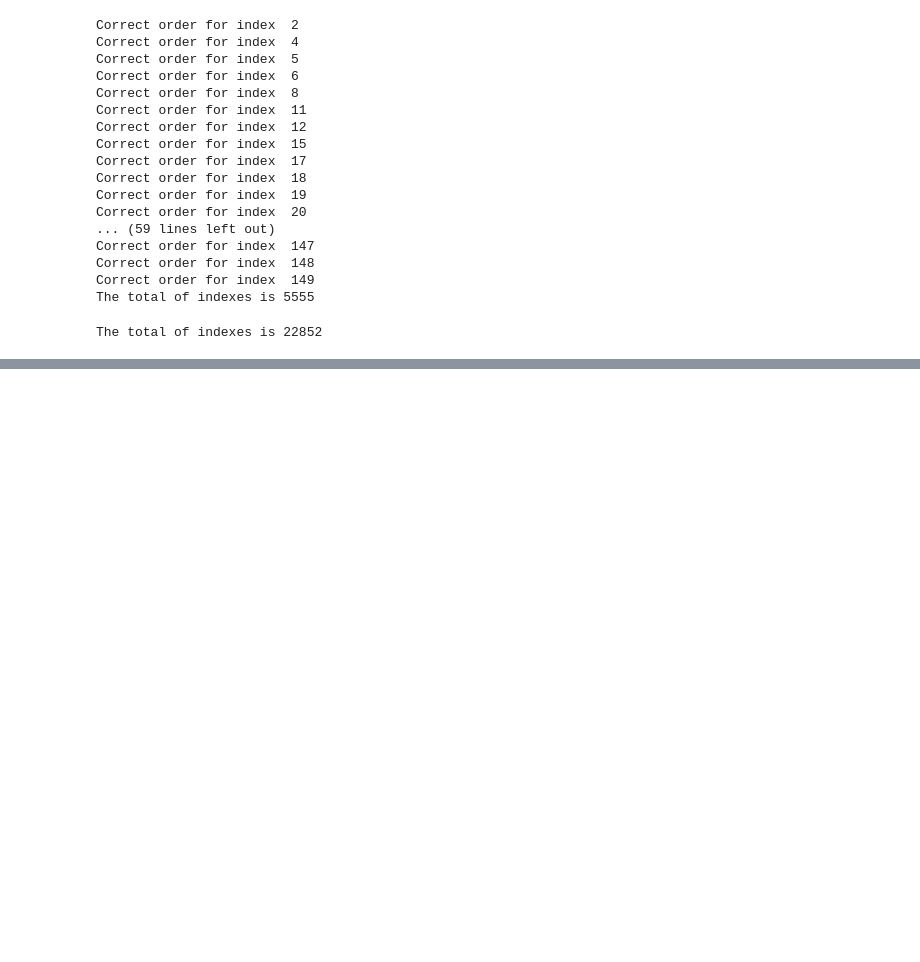
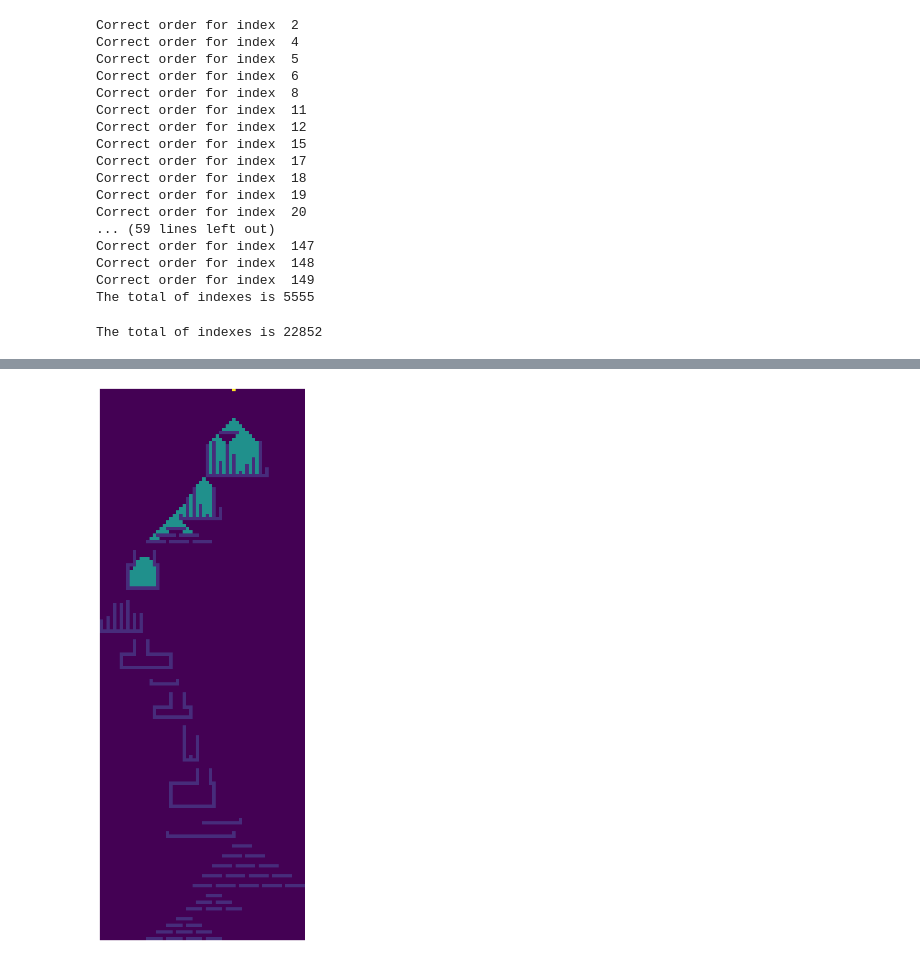
Before and after one commit to technomupet67/Advent-2022, a Jupyter notebook: Advent_2022_v2.ipynb, the cells around one changed output, grey strips where cells are left out. Drawn from its saved outputs; the diff is of its cells as text; code cells hidden in the pictures; blank space fills up the shorter version.

```diff
--- a/Advent_2022_v2.ipynb
+++ b/Advent_2022_v2.ipynb
@@ -1513,0 +1734,23 @@ packets
+# %%
+def one_grain(data): # this function will add one grain of sand to the grid
+  origin_x = 500-xmin
+  origin_y = 0
+  sand_value = 4
+  current_x = origin_x
+  current_y = origin_y
+  if data[1,origin_x] == sand_value and data[1,origin_x-1] == sand_value and data[1,origin_x+1] == sand_value:
+    return False
+  while current_y < width_y:
+    # print(f'Current x is {current_x}, current y is {current_y}')
+    if data[current_y+1,current_x] == 0: # if the next row is empty, we go down
+      current_y += 1
+    elif data[current_y+1,current_x] == 1 or data[current_y+1,current_x] == sand_value: # if the next row is full with wall or sand, we go left or right
+      if data[current_y+1,current_x-1] == 0:  # if the left is empty, we go left
+        current_x -= 1
+      elif data[current_y+1,current_x+1] == 0: # if the right is empty, we go right
+        current_x += 1
+      else:
+        #print('reach a resting point')
+        data[current_y,current_x] = sand_value
+        return True
+  return False
@@ -1513,0 +1775,18 @@ packets
+# %%
+from matplotlib.animation import PillowWriter
+from tqdm import tqdm
+
+metadata = dict(title='Movie Test', artist='Matplotlib')
+writer = PillowWriter(fps=15, metadata=metadata)
+
+fig = plt.figure(figsize=(7,21))
+plt.axis('off')
+
+with writer.saving(fig, "writer_test2.gif", 100):
+  for i in tqdm(range(300)):
+    one_grain(new_data)
+    map = np.copy(new_data)
+    plt.imshow(map)
+    writer.grab_frame()
+# %% [output]
+[figure, added]
```
Also changed, not shown: parts of 5 cells of this notebook, 5 other files.
